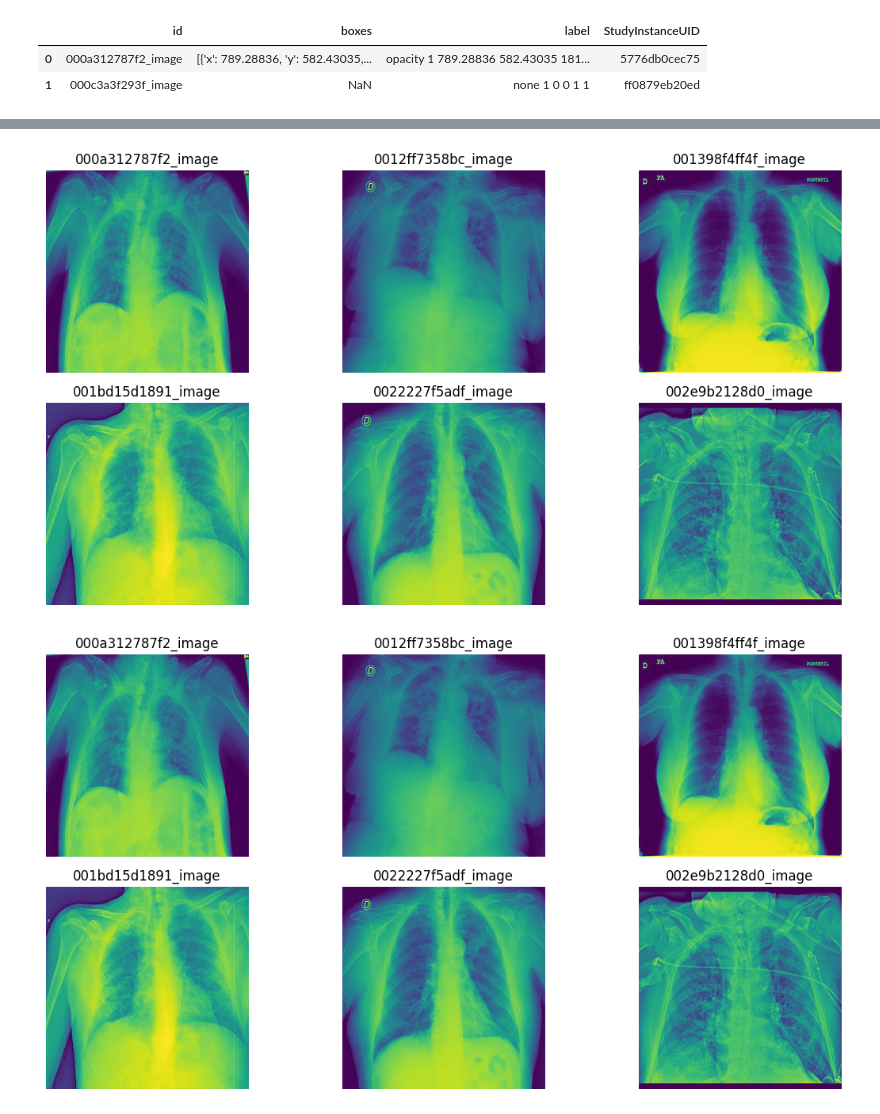
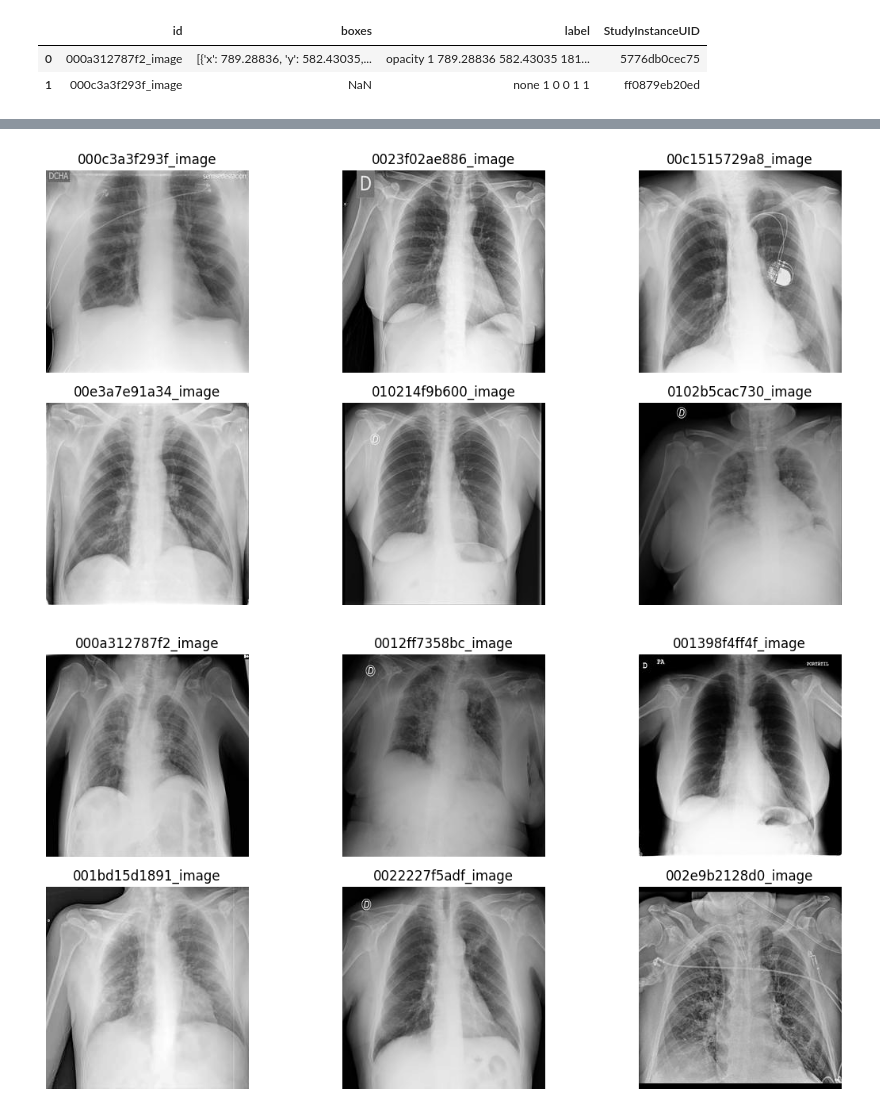
Before and after one commit to StrugVN/data-analysis-ctu, a Jupyter notebook: 7/7.ipynb, the cells around one changed output, grey strips where cells are left out. Saved outputs shown, nothing was run; the diff lists cells and outputs as text; code cells hidden in the pictures.

```diff
--- a/7/7.ipynb
+++ b/7/7.ipynb
@@ -25,36 +26,35 @@ df_img_list.head(2)
 |  | id | boxes | label | StudyInstanceUID | img_path | bin_label |
 | 0 | 000a312787f2_image | [{'x': 789.28836, 'y': 582.43035,... | opacity 1 789.28836 582.43035 181... | 5776db0cec75 | train/000a312787f2.jpg | 1 |
 | 1 | 000c3a3f293f_image | NaN | none 1 0 0 1 1 | ff0879eb20ed | train/000c3a3f293f.jpg | 0 |
-# %%
-
-fig, axes = plt.subplots(2, 3, figsize=(12, 6))
-for i, ax in enumerate(axes.flat):
-    if i < len(df_img_list[df_img_list['bin_label'] == 1]):
-        img_path = df_img_list[df_img_list['bin_label'] == 1].iloc[i]['img_path']
-        img = plt.imread(img_path)
-        ax.imshow(img)
-        ax.axis('off')
-        # use the title to show the id
-        ax.set_title(df_img_list[df_img_list['bin_label'] == 1].iloc[i]['id'])
-    else:
-        ax.axis('off')
-plt.tight_layout()
-plt.show()
-
-
-fig, axes = plt.subplots(2, 3, figsize=(12, 6))
-for i, ax in enumerate(axes.flat):
-    if i < len(df_img_list[df_img_list['bin_label'] == 0]):
-        img_path = df_img_list[df_img_list['bin_label'] == 1].iloc[i]['img_path']
-        img = plt.imread(img_path)
-        ax.imshow(img)
-        ax.axis('off')
-        # use the title to show the id
-        ax.set_title(df_img_list[df_img_list['bin_label'] == 1].iloc[i]['id'])
-    else:
-        ax.axis('off')
-plt.tight_layout()
-plt.show()
-# %% [output]
-[figure, removed]
-[figure, removed]
+# %%
+df_temp_list = df_img_list[df_img_list['bin_label'] == 0].head(6)
+
+plt.figure(figsize=(12, 6))
+
+for i, path in enumerate(df_temp_list['img_path']):
+    img = Image.open(path)
+    plt.subplot(2, 3, i + 1)
+    plt.imshow(img, cmap='gray')
+    plt.title(f"{df_temp_list['id'].iloc[i]}")
+    plt.axis('off')
+
+plt.tight_layout()
+plt.show()
+# %% [output]
+[figure, added]
+# %%
+df_temp_list = df_img_list[df_img_list['bin_label'] == 1].head(6)
+
+plt.figure(figsize=(12, 6))
+
+for i, path in enumerate(df_temp_list['img_path']):
+    img = Image.open(path)
+    plt.subplot(2, 3, i + 1)
+    plt.imshow(img, cmap='gray')
+    plt.title(f"{df_temp_list['id'].iloc[i]}")
+    plt.axis('off')
+
+plt.tight_layout()
+plt.show()
+# %% [output]
+[figure, added]
```
Also changed, not shown: parts of 1 cell of this notebook, 7 other files.
